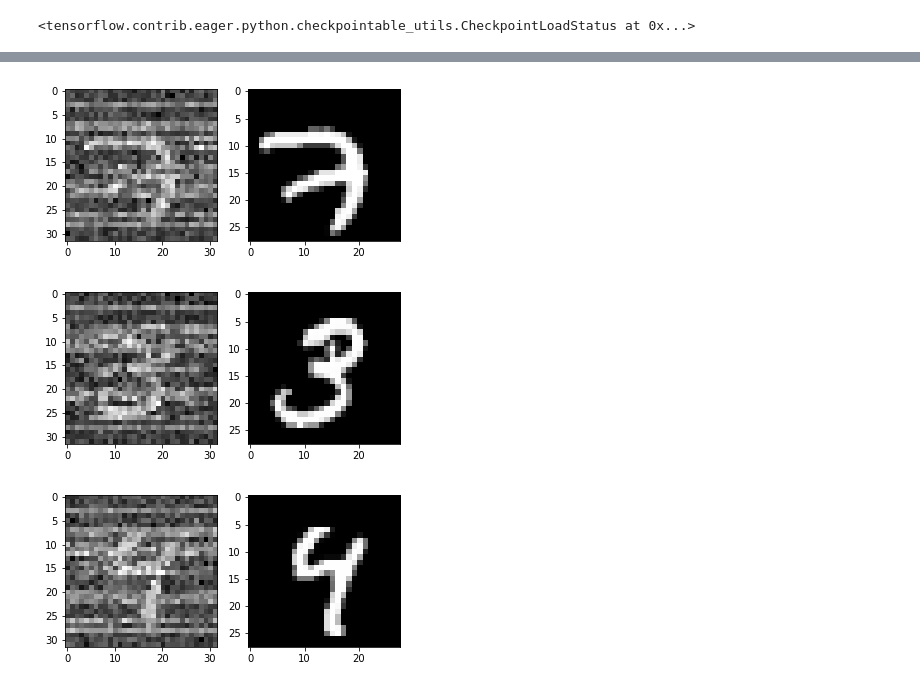
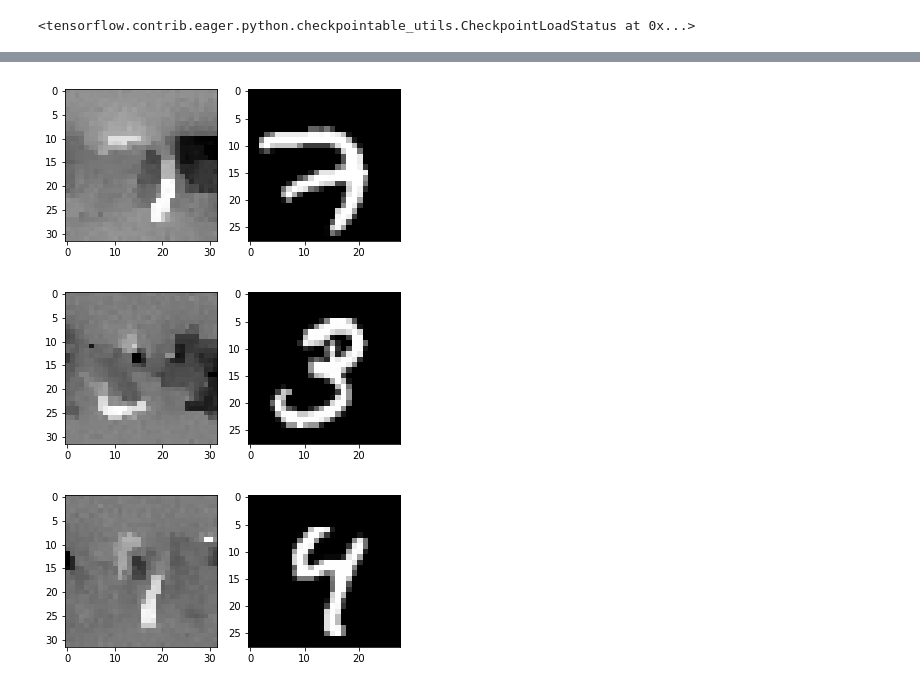
Before and after one commit to act65/mri-reconstruction, a Jupyter notebook: notebooks/learned-prior/vae-prior.ipynb, the cells around one changed output, grey strips where cells are left out. Cells and saved outputs as stored; diff of their text form; code cells hidden in the pictures.

```diff
--- a/notebooks/learned-prior/vae-prior.ipynb
+++ b/notebooks/learned-prior/vae-prior.ipynb
@@ -48,15 +40,15 @@ def calc_grad(r, y, alpha, beta, theta):
 
 opt = tf.train.AdamOptimizer(0.1)
 # %%
-def reconstruct(x, N=100, alpha=1.0, beta=1.0, theta=0.0):
+def reconstruct(x, N=100, coeffs=[1,0,0,0]):
     y = f(x)
     r = tf.contrib.eager.Variable(tf.nn.sigmoid(tf.random_normal(tf.shape(x))))
     for i in range(N):
-        grads, loss = calc_grad(r, y, alpha, beta, theta)
+        grads, loss = calc_grad(r, y, coeffs)
         opt.apply_gradients(zip(grads, [r]), global_step=tf.train.get_or_create_global_step())
 
-        if i % 10 == 0:
-            print('\rStep: {}, Recon loss: {:.4f}'.format(i, loss), end='', flush=True)
+#         if i % 10 == 0:
+#             print('\rStep: {}, Recon loss: {:.4f}'.format(i, loss), end='', flush=True)
 #             plt.figure()
 #             plt.imshow(r[0, :, :, 0], interpolation='nearest', cmap='gray')
     return r
@@ -69,3 +61,13 @@ checkpoint.restore(tf.train.latest_checkpoint(model_path))
 <tensorflow.contrib.eager.python.checkpointable_utils.CheckpointLoadStatus at 0x...>
 # %%
 # nn.encoder.variables[0][0,0,0,:]
+# %%
+inputs = tf.constant(infovae.InfoVAE.preprocess(mnist.train.images[0:3, ...]))
+recon = reconstruct(inputs, 100, coeffs=[1,0,0,0])  # no regularisation, just the data
+
+for i in range(3):
+    plt.figure()
+    plt.subplot(1,2,1)
+    plt.imshow(recon[i, :, :, 0], interpolation='nearest', cmap='gray')
+    plt.subplot(1,2,2)
+    plt.imshow(mnist.train.images[i].reshape((28,28)), interpolation='nearest', cmap='gray')
@@ -72,6 +79,6 @@ checkpoint.restore(tf.train.latest_checkpoint(model_path))
 # %%
 inputs = tf.constant(infovae.InfoVAE.preprocess(mnist.train.images[0:3, ...]))
-recon = reconstruct(inputs, 100, beta=0.0)
+recon = reconstruct(inputs, 100, coeffs=[1,1000,0,0])  # learned prior
 
 for i in range(3):
     plt.figure()
@@ -100,0 +94,10 @@ KeyboardInterrupt:
+# %%
+inputs = tf.constant(infovae.InfoVAE.preprocess(mnist.train.images[0:3, ...]))
+recon = reconstruct(inputs, 100, coeffs=[1,0,0.1,0])  # CS with prior
+
+for i in range(3):
+    plt.figure()
+    plt.subplot(1,2,1)
+    plt.imshow(recon[i, :, :, 0], interpolation='nearest', cmap='gray')
+    plt.subplot(1,2,2)
+    plt.imshow(mnist.train.images[i].reshape((28,28)), interpolation='nearest', cmap='gray')
@@ -101,6 +109,6 @@ KeyboardInterrupt:
 # %%
 inputs = tf.constant(infovae.InfoVAE.preprocess(mnist.train.images[0:3, ...]))
-recon = reconstruct(inputs, 100, theta=1)
+recon = reconstruct(inputs, 100, coeffs=[1,0,0,1])  # CS with prior
 
 for i in range(3):
     plt.figure()
@@ -113,3 +121,3 @@ Step: 90, Recon loss: 30.2080
-[figure, old version]
+[figure, new version]
-[figure, old version]
+[figure, new version]
-[figure, old version]
+[figure, new version]
```
Also changed, not shown: parts of 10 cells of this notebook, 10 other files.
